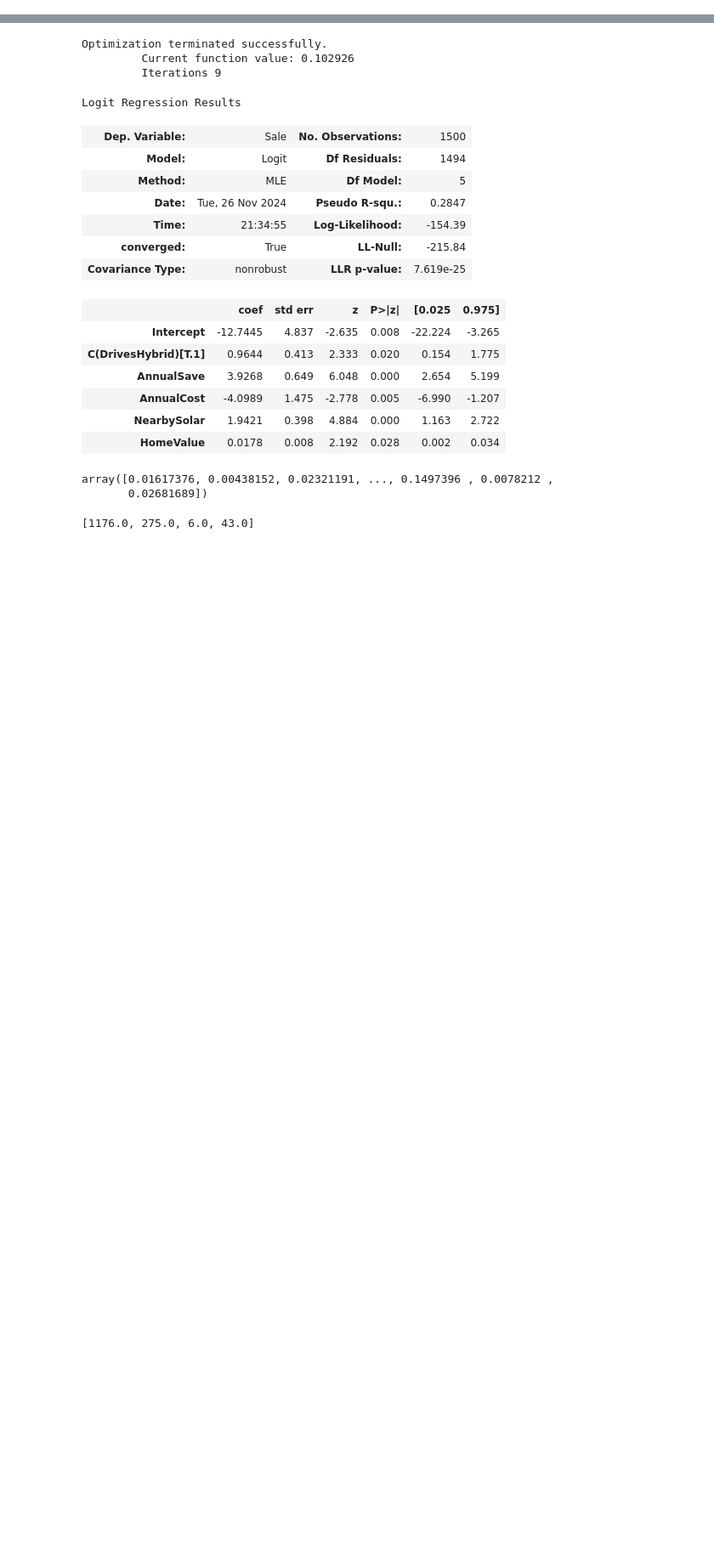
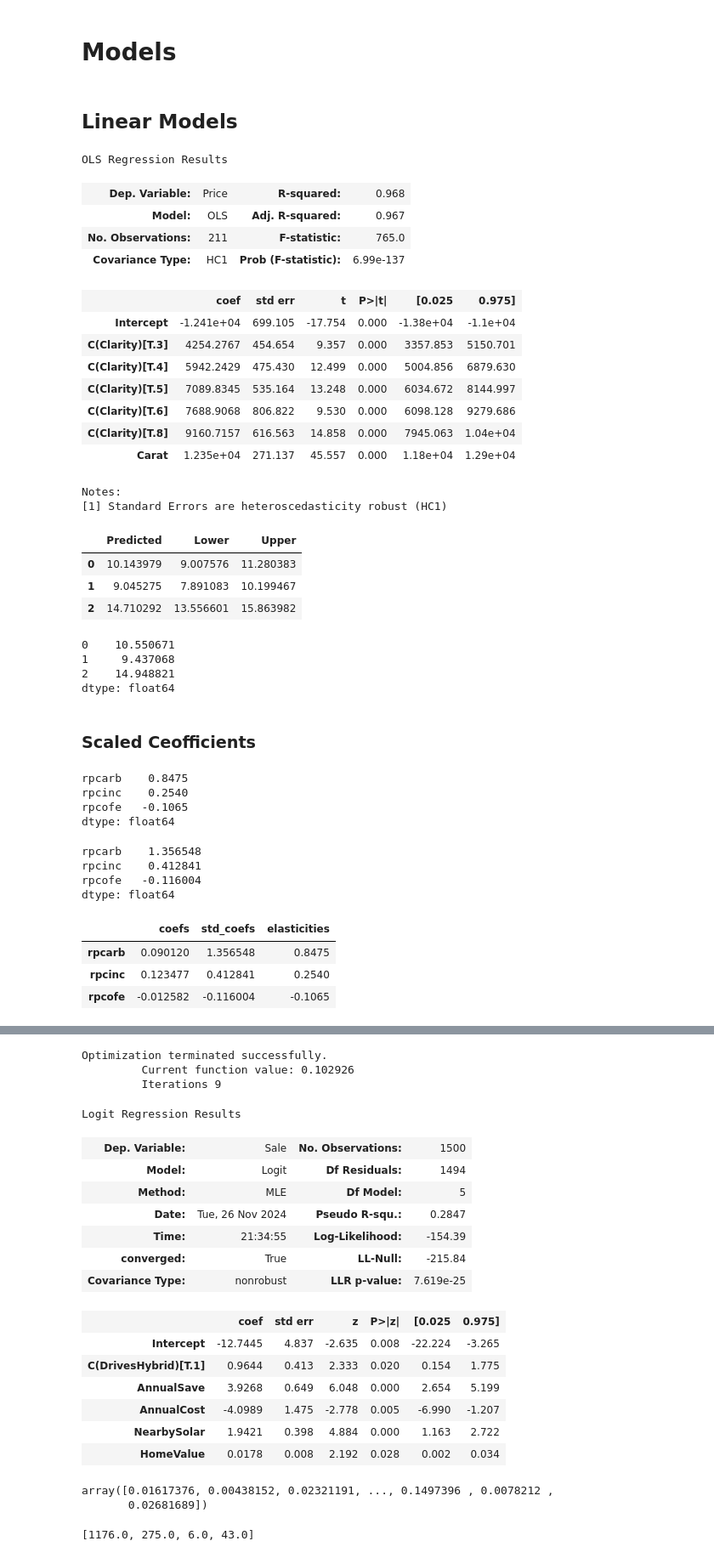
Before and after one commit to dnepple/tprstats-python, a Jupyter notebook: docs/models.ipynb, the cells around one changed output, grey strips where cells are left out. Shown at 85% size. Saved outputs shown, nothing was run; the diff lists cells and outputs as text; code cells hidden in the pictures; blank space fills up the shorter version.

```diff
--- a/docs/binary_choice_models.ipynb
+++ b/docs/models.ipynb
@@ -0,0 +1,29 @@
+# %% [markdown]
+# Models
+# %% [markdown]
+## Linear Models
+# %%
+import tprstats
+import pandas as pd
+import numpy as np
+coffee_data = pd.read_excel('../data/Coffee_Data.xlsx', engine='openpyxl')
+diamonds_211 = pd.read_excel('../data/Diamonds_211.xlsx', engine='openpyxl')
+# %%
+model_diamond = tprstats.model(name = "cs", formula='Price ~ Carat + C(Clarity)', data=diamonds_211)
+model_diamond.summary()
+# %% [output]
+OLS Regression Results
+| Dep. Variable: | Price | R-squared: | 0.968 |
+| Model: | OLS | Adj. R-squared: | 0.967 |
+| No. Observations: | 211 | F-statistic: | 765.0 |
+| Covariance Type: | HC1 | Prob (F-statistic): | 6.99e-137 |
+|  | coef | std err | t | P>|t| | [0.025 | 0.975] |
+| Intercept | -1.241e+04 | 699.105 | -17.754 | 0.000 | -1.38e+04 | -1.1e+04 |
+| C(Clarity)[T.3] | 4254.2767 | 454.654 | 9.357 | 0.000 | 3357.853 | 5150.701 |
+| C(Clarity)[T.4] | 5942.2429 | 475.430 | 12.499 | 0.000 | 5004.856 | 6879.630 |
+| C(Clarity)[T.5] | 7089.8345 | 535.164 | 13.248 | 0.000 | 6034.672 | 8144.997 |
+| C(Clarity)[T.6] | 7688.9068 | 806.822 | 9.530 | 0.000 | 6098.128 | 9279.686 |
+| C(Clarity)[T.8] | 9160.7157 | 616.563 | 14.858 | 0.000 | 7945.063 | 1.04e+04 |
+| Carat | 1.235e+04 | 271.137 | 45.557 | 0.000 | 1.18e+04 | 1.29e+04 |
+Notes:
+[1] Standard Errors are heteroscedasticity robust (HC1)
@@ -1 +40,39 @@
+# %%
+model_coffee_ts.prediction_intervals(Xnew_coffee)
+# %% [output]
+|  | Predicted | Lower | Upper |
+| 0 | 10.143979 | 9.007576 | 11.280383 |
+| 1 | 9.045275 | 7.891083 | 10.199467 |
+| 2 | 14.710292 | 13.556601 | 15.863982 |
+# %%
+np.exp(model_coffee_ts_logs.predict(Xnew_coffee))
+# %% [output]
+0    10.550671
+1     9.437068
+2    14.948821
+dtype: float64
+# %% [markdown]
+### Scaled Ceofficients
+# %%
+model_cof_elas = tprstats.model('ts', formula='cons~rpcarb+rpcinc+rpcofe', data=coffee_data)
+model_cof_elas.elasticities()
+# %% [output]
+rpcarb    0.8475
+rpcinc    0.2540
+rpcofe   -0.1065
+dtype: float64
+# %%
+model_cof_elas.standardized_coefficients()
+# %% [output]
+rpcarb    1.356548
+rpcinc    0.412841
+rpcofe   -0.116004
+dtype: float64
+# %%
+model_cof_elas.scaled_coefficients()
+# %% [output]
+|  | coefs | std_coefs | elasticities |
+| rpcarb | 0.090120 | 1.356548 | 0.8475 |
+| rpcinc | 0.123477 | 0.412841 | 0.2540 |
+| rpcofe | -0.012582 | -0.116004 | -0.1065 |
 # %% [markdown]
```
Also changed, not shown: parts of 5 cells of this notebook, 3 other files.
